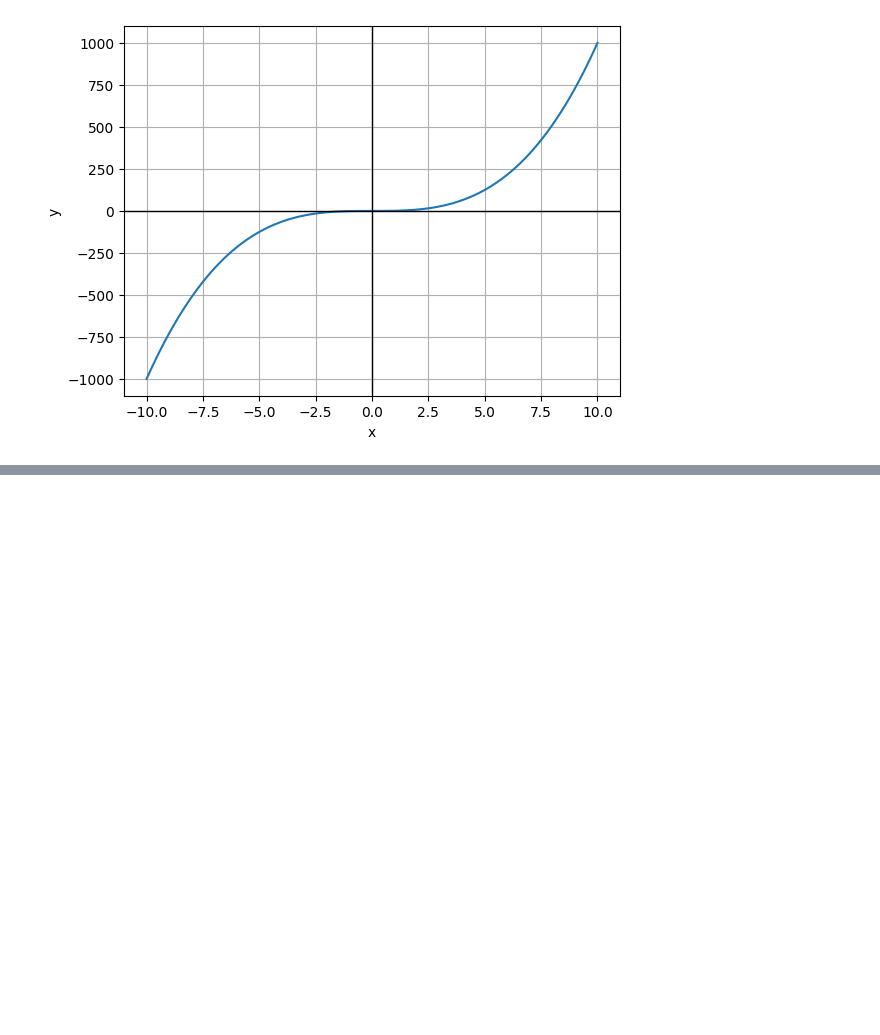
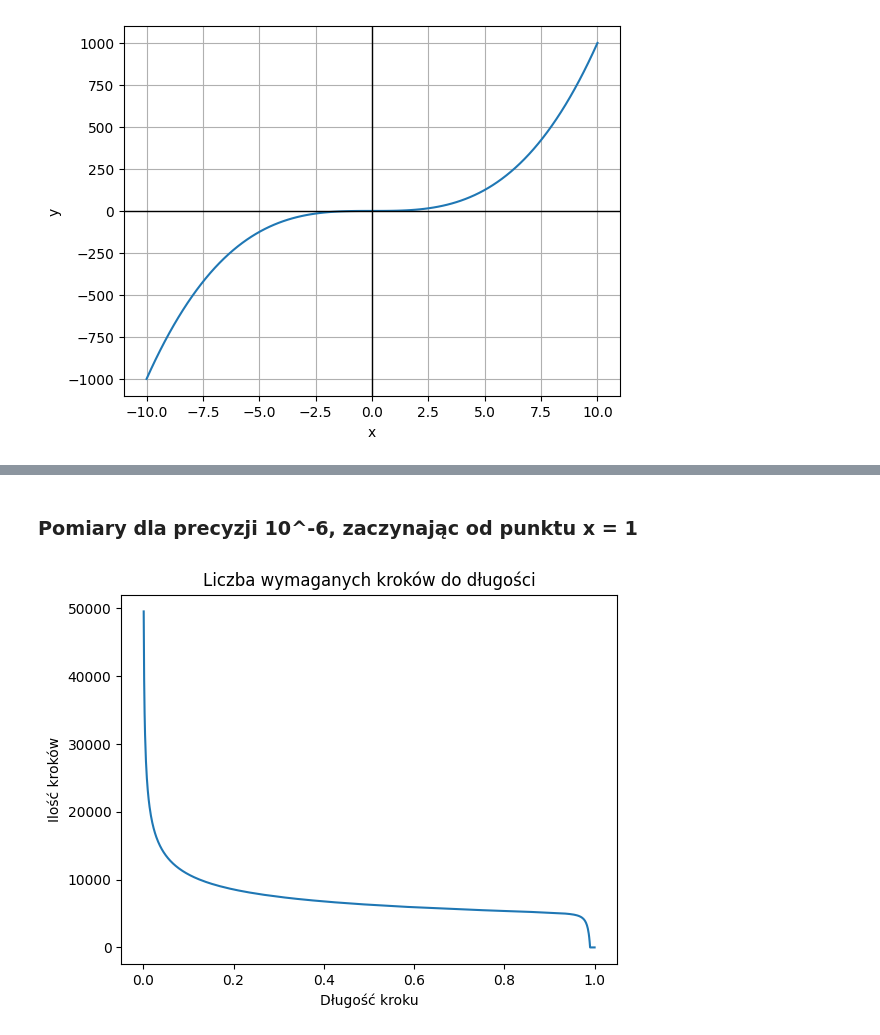
Before and after one commit to mbo009/WSI23Z, a Jupyter notebook: LAB01/Untitled.ipynb, the cells around one changed output, grey strips where cells are left out. Drawn from its saved outputs; the diff is of its cells as text; code cells hidden in the pictures; blank space fills up the shorter version.

```diff
--- a/LAB01/Untitled.ipynb
+++ b/LAB01/Untitled.ipynb
@@ -22,0 +75,7 @@ plt_function(functions.fGradient, True)
+# %% [markdown]
+### Pomiary dla precyzji 10^-6, zaczynając od punktu x = 1
+# %%
+measurements = stepLenDependency(functions.f, functions.fGradient, 1e-6, 0.001, 1e6, 1)
+plt_stepLen(measurements, "Liczba wymaganych kroków do długości", 0.001)
+# %% [output]
+[figure, added]
```
Also changed, not shown: parts of 27 cells of this notebook, 5 other files.
